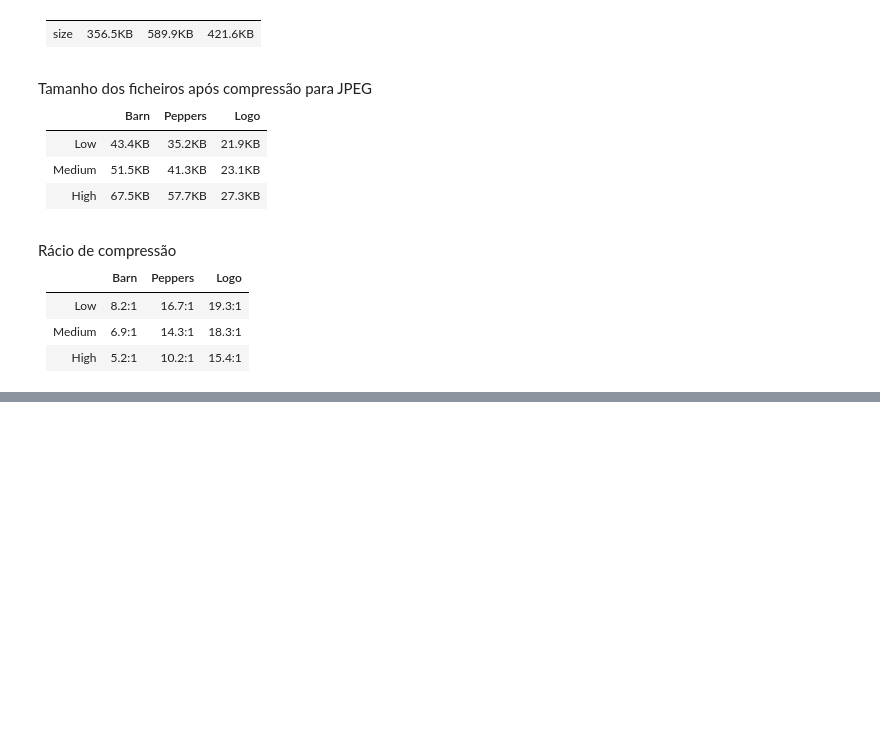
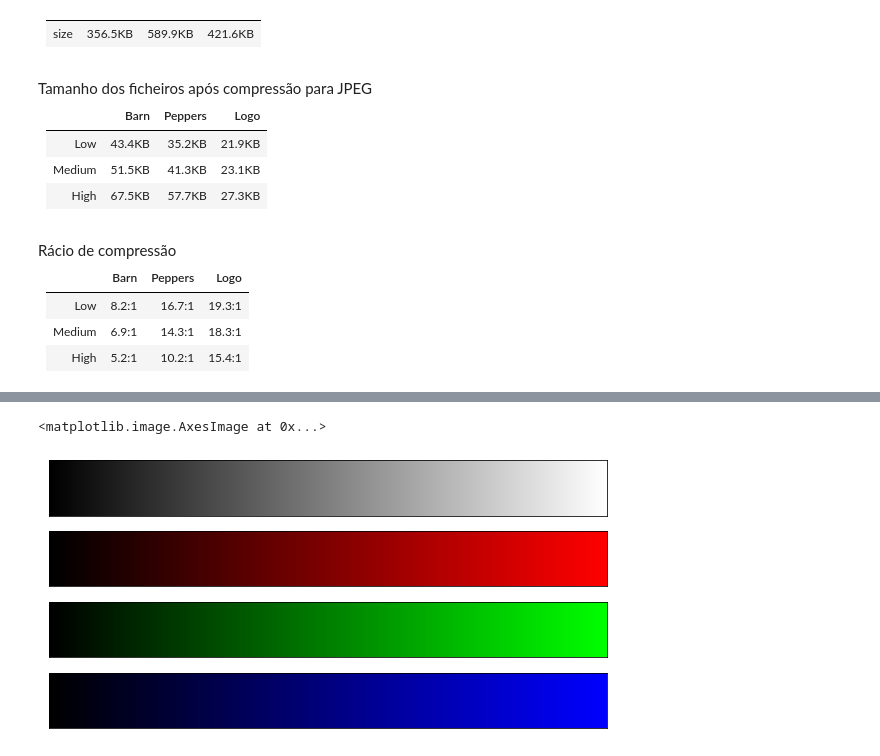
Before and after one commit to tomasbm07/Multimedia, a Jupyter notebook: TP1/main.ipynb, the cells around one changed output, grey strips where cells are left out. Drawn from its saved outputs; the diff is of its cells as text; code cells hidden in the pictures; blank space fills up the shorter version.

```diff
--- a/TP1/main.ipynb
+++ b/TP1/main.ipynb
@@ -78,34 +84,29 @@ medium.shape
 # %%
-#TODO: Make plot better
-
 # ColorMaps
 cm_gray = clr.LinearSegmentedColormap.from_list('gray', [(0,0,0), (1, 1, 1)], N = 256)
 cm_red = clr.LinearSegmentedColormap.from_list('red', [(0,0,0), (1, 0, 0)], N = 256)
 cm_green = clr.LinearSegmentedColormap.from_list('green', [(0,0,0), (0, 1, 0)], N = 256)
 cm_blue = clr.LinearSegmentedColormap.from_list('blue', [(0,0,0), (0, 0, 1)], N = 256)
 
-
-f, ax = plt.subplots(4)
-
+# Adaptado de https://jakevdp.github.io/PythonDataScienceHandbook/04.07-customizing-colorbars.html
 cmap = plt.cm.get_cmap(cm_gray)
-colors = cmap(np.arange(cmap.N))
-ax[0].set_title('Gray')
-ax[0].imshow([colors], extent=[0, 10, 0, 1])
+gray = cmap(np.arange(cmap.N))
 
 cmap = plt.cm.get_cmap(cm_red)
-colors = cmap(np.arange(cmap.N))
-ax[1].set_title('Red')
-ax[1].imshow([colors], extent=[0, 10, 0, 1])
+red = cmap(np.arange(cmap.N))
 
 cmap = plt.cm.get_cmap(cm_green)
-colors = cmap(np.arange(cmap.N))
-ax[2].set_title('Green')
-ax[2].imshow([colors], extent=[0, 10, 0, 1])
+green = cmap(np.arange(cmap.N))
 
 cmap = plt.cm.get_cmap(cm_blue)
-colors = cmap(np.arange(cmap.N))
-ax[3].set_title('Blue')
-ax[3].imshow([colors], extent=[0, 10, 0, 1])
+blue = cmap(np.arange(cmap.N))
 
-f.show()
+fig, ax = plt.subplots(4, figsize=(10, 5),subplot_kw=dict(xticks=[], yticks=[]))
+ax[0].imshow([gray], extent=[0, 10, 0, 1])
+ax[1].imshow([red], extent=[0, 10, 0, 1])
+ax[2].imshow([green], extent=[0, 10, 0, 1])
+ax[3].imshow([blue], extent=[0, 10, 0, 1])
+# %% [output]
+<matplotlib.image.AxesImage at 0x...>
+[figure, added]
 # %%
```
Also changed, not shown: parts of 9 cells of this notebook.
